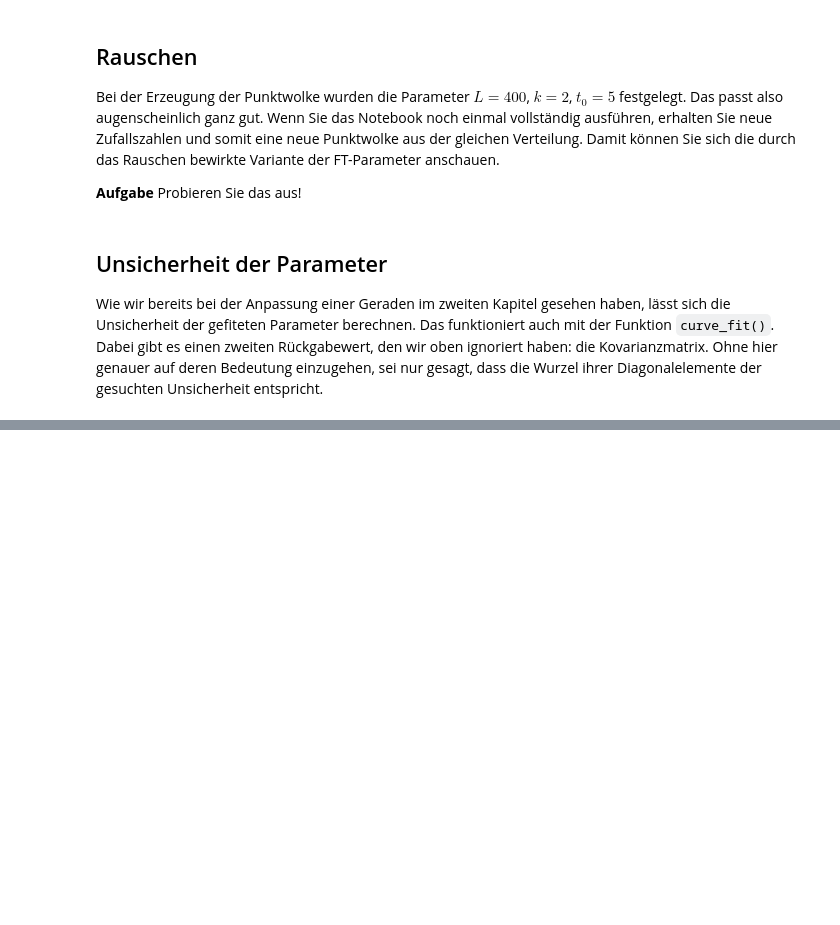
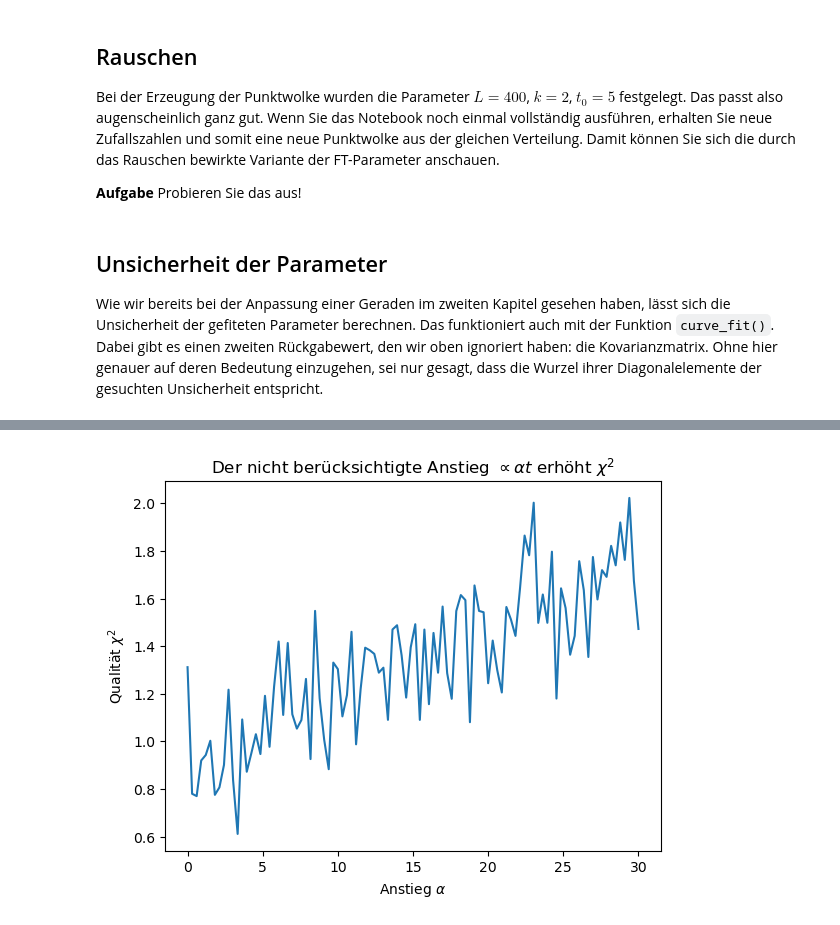
Before and after one commit to Lippitz-Lab/praktikum_1, a Jupyter notebook: kap5_fit.ipynb, the cells around one changed output, grey strips where cells are left out. Cells and saved outputs as stored; diff of their text form; code cells hidden in the pictures; blank space fills up the shorter version.

```diff
--- a/kap5_fit.ipynb
+++ b/kap5_fit.ipynb
@@ -210,0 +241,25 @@ Im idealen Fall erwartet man $\chi^2 = 1$, was wir knapp erreichen. Werte unter
+# %%
+# calculate chisquare for different alpha values
+alphas = np.linspace(0,30,100)
+
+chis = []
+for alpha in alphas :
+    data2 = experiment(alpha)
+    params2, pcov2 = curve_fit(
+        f= logistic,    # Funktion, die angepasst werden soll
+        xdata=t,        # Unabhängige Variable (Zeit)
+        ydata = data2,  # Abhängige Variable (Anzahl Bakterien)
+        p0=[300,  1, 4],  # Startwerte für die Parameter (L, k, t0)
+        sigma= np.full_like(t, sigma),  # Unsicherheit der Messwerte als Array, alle Werte sind gleich
+        absolute_sigma=True  # Unsicherheit der Messwerte ist bekannt
+    )
+    chisq =  np.sum(((data2 - logistic(t, *params2)) / sigma) ** 2)/ (len(data2) - len(params2))
+    chis.append(chisq)
+
+plt.plot(alphas, chis)
+plt.xlabel(r'Anstieg $\alpha$')
+plt.ylabel(r'Qualität $\chi^2$')
+plt.title(r'Der nicht berücksichtigte Anstieg $\propto \alpha t$ erhöht $\chi^2$')
+plt.show()
+# %% [output]
+[figure, added]
```
Also changed, not shown: parts of 18 cells of this notebook.
